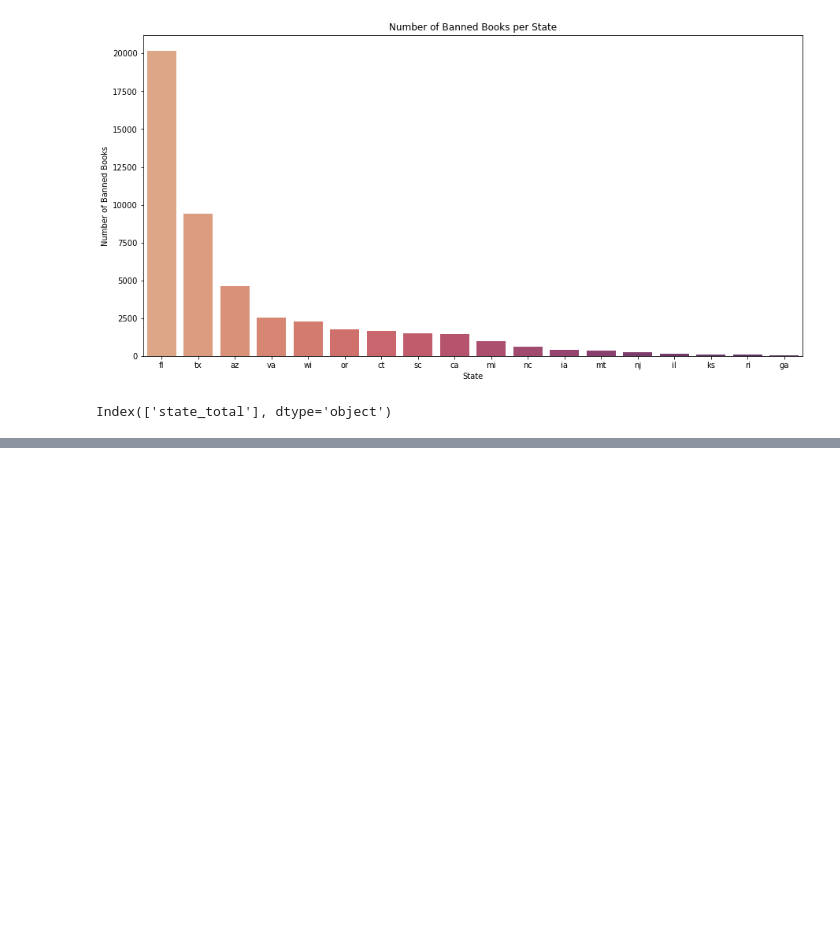
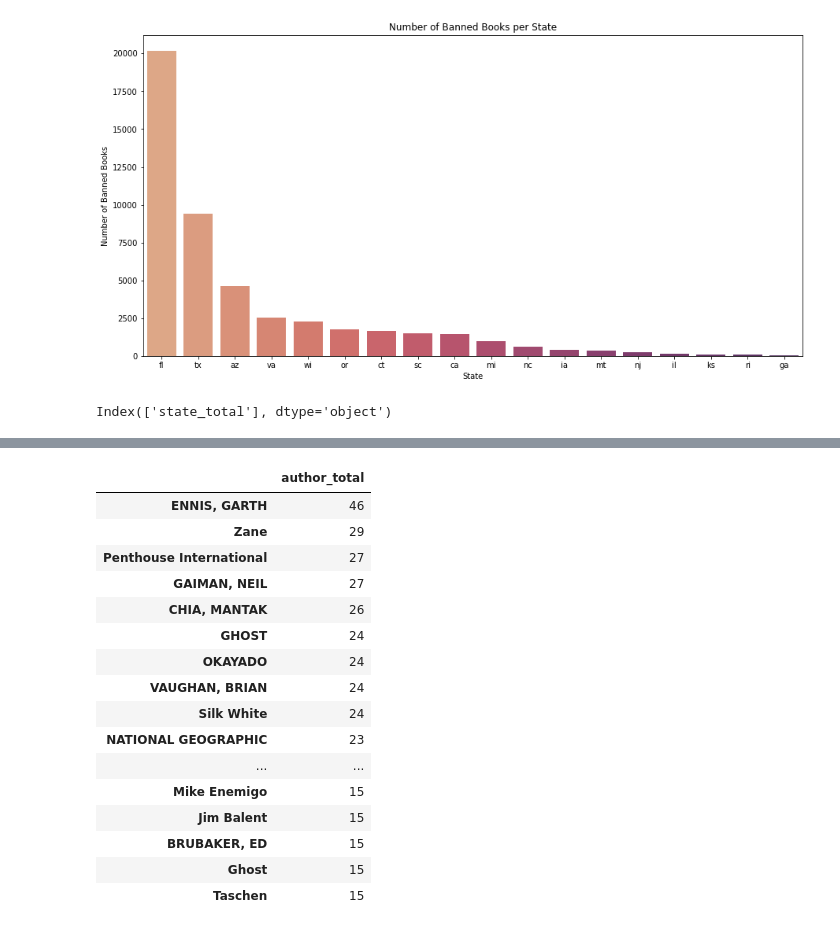
Before and after one commit to fetterollie/Books-Banned-In-State-Prisons-2022, a Jupyter notebook: notebook.ipynb, the cells around one changed output, grey strips where cells are left out. Drawn from its saved outputs; the diff is of its cells as text; code cells hidden in the pictures; blank space fills up the shorter version.

```diff
--- a/notebook.ipynb
+++ b/notebook.ipynb
@@ -117,0 +247,20 @@ df[ df['author'] == 'GREENE, ROBERT'][['publication', 'reason']]
+# %%
+num_books_per_author[1:31]
+# %% [output]
+|  | author_total |
+| ENNIS, GARTH | 46 |
+| Zane | 29 |
+| Penthouse International | 27 |
+| GAIMAN, NEIL | 27 |
+| CHIA, MANTAK | 26 |
+| GHOST | 24 |
+| OKAYADO | 24 |
+| VAUGHAN, BRIAN | 24 |
+| Silk White | 24 |
+| NATIONAL GEOGRAPHIC | 23 |
+| ... | ... |
+| Mike Enemigo | 15 |
+| Jim Balent | 15 |
+| BRUBAKER, ED | 15 |
+| Ghost | 15 |
+| Taschen | 15 |
```
Also changed, not shown: parts of 8 cells of this notebook.
